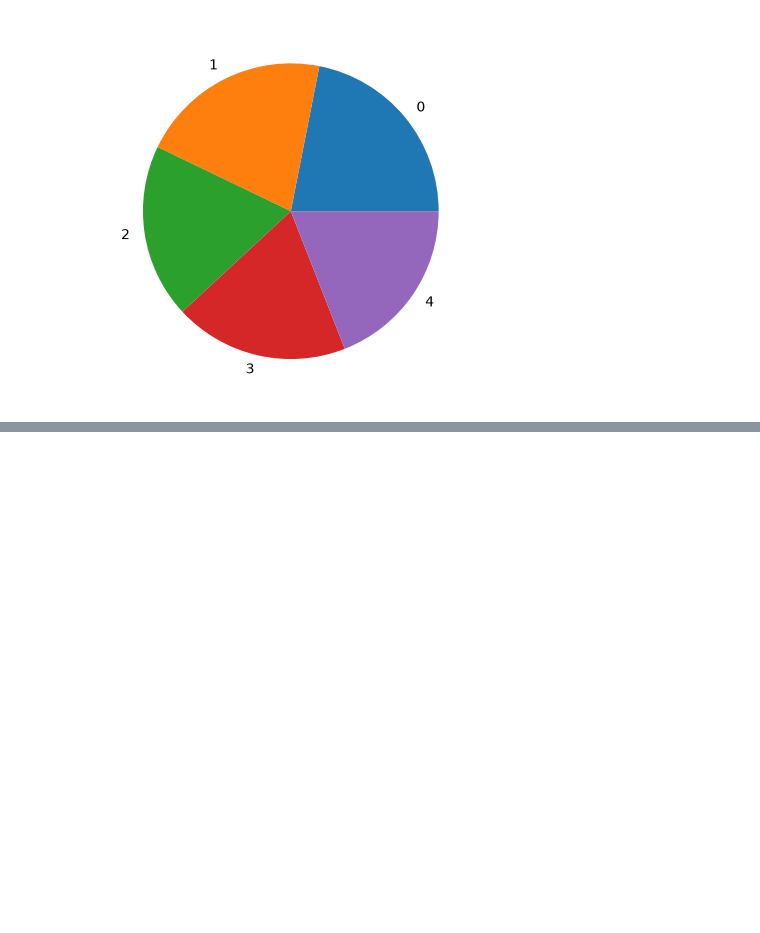
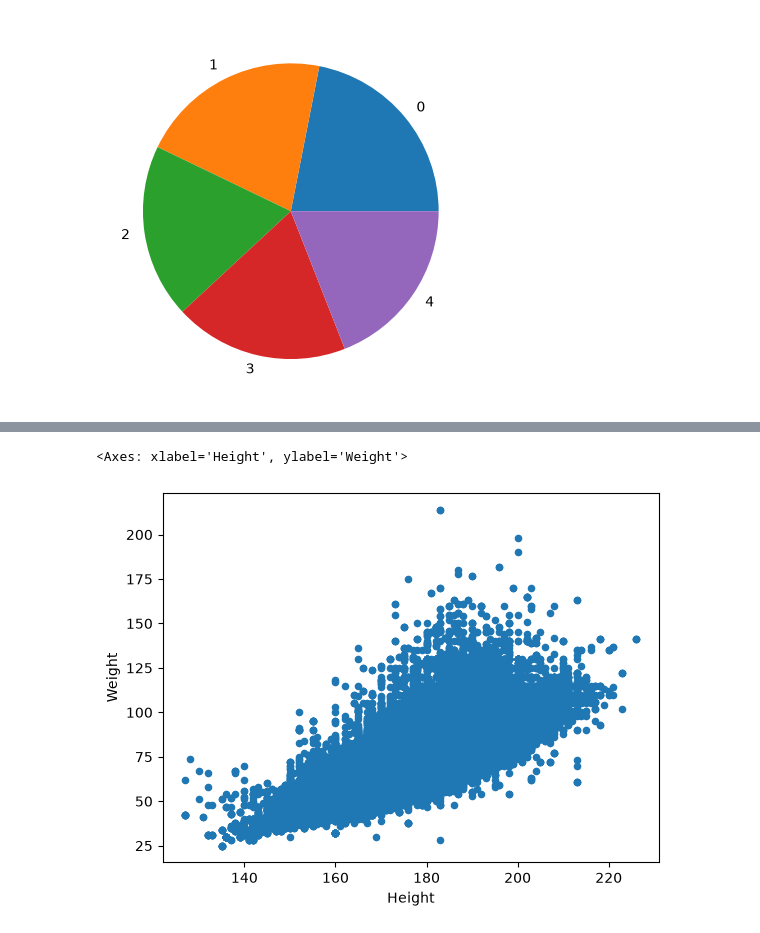
Before and after one commit to reuven/OReilly-PythonData-2026-06, a Jupyter notebook: OReilly-PythonData-2026-06-22.ipynb, the cells around one changed output, grey strips where cells are left out. Cells and saved outputs as stored; diff of their text form; code cells hidden in the pictures; blank space fills up the shorter version.

```diff
--- a/OReilly-PythonData-2026-06-22.ipynb
+++ b/OReilly-PythonData-2026-06-22.ipynb
@@ -1374,0 +1382,8 @@ shoe_size_df['shoe_size'].plot.pie()  # common, dumb mistake
+# %%
+# my favorite, and a really useful one, is scatterplots
+# This is a great way to compare two values for one record
+
+olympics_df.plot.scatter(x='Height', y='Weight')
+# %% [output]
+<Axes: xlabel='Height', ylabel='Weight'>
+[figure, added]
```
Also changed, not shown: parts of 1 cell of this notebook.
